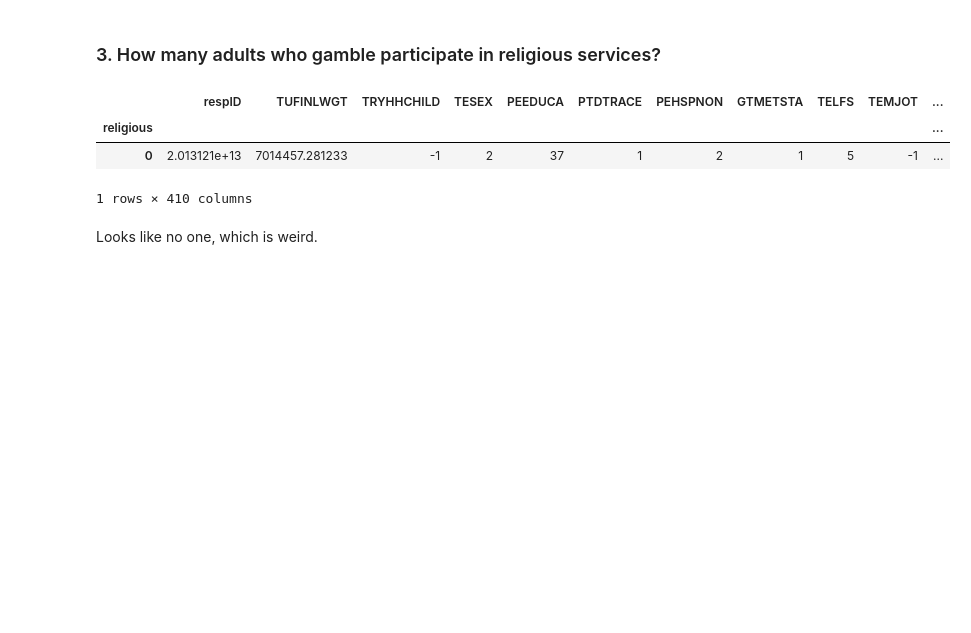
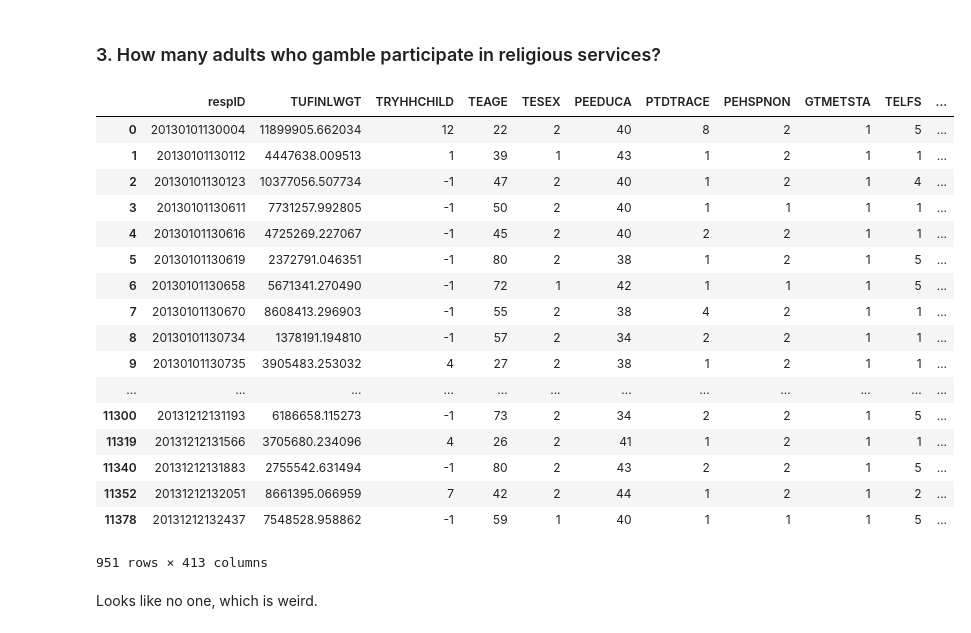
Before and after one commit to tiyd-python-2015-01/atus-analysis, a Jupyter notebook: Atus Homework.ipynb, the cells around one changed output. Cells and saved outputs as stored; diff of their text form; code cells hidden in the pictures; blank space fills up the shorter version.

```diff
--- a/Atus Homework.ipynb
+++ b/Atus Homework.ipynb
@@ -156,12 +154,27 @@ len(adult_gamers)
 # %%
 group2 = summary.rename(columns = {"t120404": "gambles", "t140102": "religious"})
 group2 = group2.groupby(["TEAGE", "gambles", "religious"])
-# %%
-group2.mean().xs(80).xs(80)
-# %% [output]
-|  | respID | TUFINLWGT | TRYHHCHILD | TESEX | PEEDUCA | PTDTRACE | PEHSPNON | GTMETSTA | TELFS | TEMJOT | ... |
-| religious |  |  |  |  |  |  |  |  |  |  | ... |
-| 0 | 2.013121e+13 | 7014457.281233 | -1 | 2 | 37 | 1 | 2 | 1 | 5 | -1 | ... |
-1 rows × 410 columns
+# %%
+adult_gamblers = group2
+adult_gamblers.head()
+# %% [output]
+|  | respID | TUFINLWGT | TRYHHCHILD | TEAGE | TESEX | PEEDUCA | PTDTRACE | PEHSPNON | GTMETSTA | TELFS | ... |
+| 0 | 20130101130004 | 11899905.662034 | 12 | 22 | 2 | 40 | 8 | 2 | 1 | 5 | ... |
+| 1 | 20130101130112 | 4447638.009513 | 1 | 39 | 1 | 43 | 1 | 2 | 1 | 1 | ... |
+| 2 | 20130101130123 | 10377056.507734 | -1 | 47 | 2 | 40 | 1 | 2 | 1 | 4 | ... |
+| 3 | 20130101130611 | 7731257.992805 | -1 | 50 | 2 | 40 | 1 | 1 | 1 | 1 | ... |
+| 4 | 20130101130616 | 4725269.227067 | -1 | 45 | 2 | 40 | 2 | 2 | 1 | 1 | ... |
+| 5 | 20130101130619 | 2372791.046351 | -1 | 80 | 2 | 38 | 1 | 2 | 1 | 5 | ... |
+| 6 | 20130101130658 | 5671341.270490 | -1 | 72 | 1 | 42 | 1 | 1 | 1 | 5 | ... |
+| 7 | 20130101130670 | 8608413.296903 | -1 | 55 | 2 | 38 | 4 | 2 | 1 | 1 | ... |
+| 8 | 20130101130734 | 1378191.194810 | -1 | 57 | 2 | 34 | 2 | 2 | 1 | 1 | ... |
+| 9 | 20130101130735 | 3905483.253032 | 4 | 27 | 2 | 38 | 1 | 2 | 1 | 1 | ... |
+| ... | ... | ... | ... | ... | ... | ... | ... | ... | ... | ... | ... |
+| 11300 | 20131212131193 | 6186658.115273 | -1 | 73 | 2 | 34 | 2 | 2 | 1 | 5 | ... |
+| 11319 | 20131212131566 | 3705680.234096 | 4 | 26 | 2 | 41 | 1 | 2 | 1 | 1 | ... |
+| 11340 | 20131212131883 | 2755542.631494 | -1 | 80 | 2 | 43 | 2 | 2 | 1 | 5 | ... |
+| 11352 | 20131212132051 | 8661395.066959 | 7 | 42 | 2 | 44 | 1 | 2 | 1 | 2 | ... |
+| 11378 | 20131212132437 | 7548528.958862 | -1 | 59 | 1 | 40 | 1 | 1 | 1 | 5 | ... |
+951 rows × 413 columns
 # %% [markdown]
 Looks like no one, which is weird.
```
Also changed, not shown: parts of 2 cells of this notebook.
